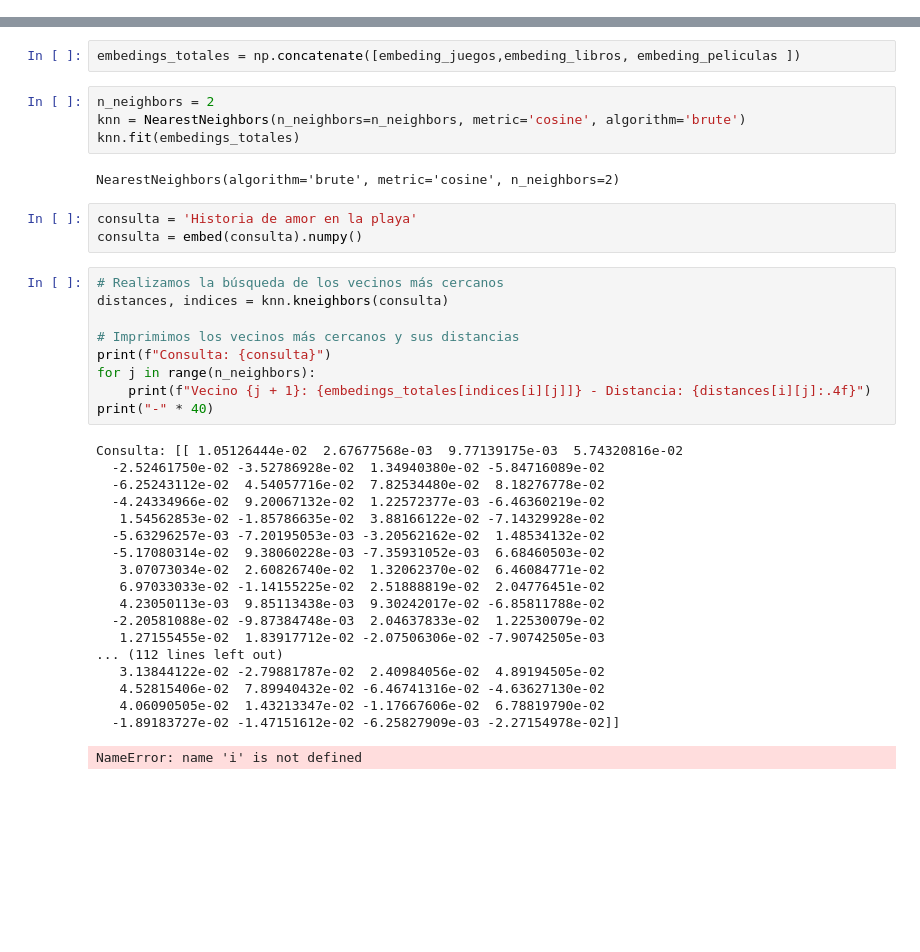
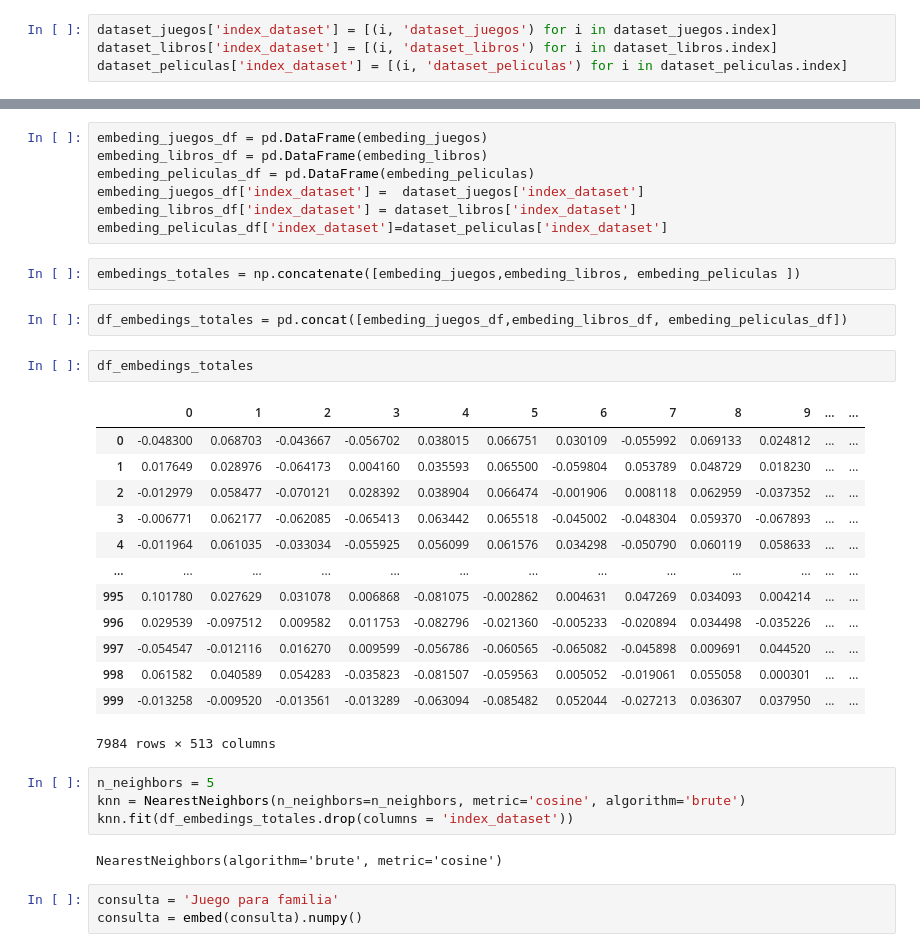
Before and after one commit to julilc/TUIA_NLP_Lopez_Ceratto_Julieta__Crenna_Giuliano, a Jupyter notebook: tp_1.ipynb, the cells around one changed output, grey strips where cells are left out. Drawn from its saved outputs; the diff is of its cells as text; blank space fills up the shorter version.

```diff
--- a/tp_1.ipynb
+++ b/tp_1.ipynb
@@ -171,43 +175,44 @@ embed = hub.load("https://tfhub.dev/google/universal-sentence-encoder-multilingu
+# %%
+dataset_juegos['index_dataset'] = [(i, 'dataset_juegos') for i in dataset_juegos.index]
+dataset_libros['index_dataset'] = [(i, 'dataset_libros') for i in dataset_libros.index]
+dataset_peliculas['index_dataset'] = [(i, 'dataset_peliculas') for i in dataset_peliculas.index]
 # %%
 embeding_juegos= embed(dataset_juegos['description']).numpy()
 embeding_libros = embed(dataset_libros['Titulo Principal']).numpy()
 embeding_peliculas = embed(dataset_peliculas['Description']).numpy()
+# %%
+embeding_juegos_df = pd.DataFrame(embeding_juegos)
+embeding_libros_df = pd.DataFrame(embeding_libros)
+embeding_peliculas_df = pd.DataFrame(embeding_peliculas)
+embeding_juegos_df['index_dataset'] =  dataset_juegos['index_dataset']
+embeding_libros_df['index_dataset'] = dataset_libros['index_dataset']
+embeding_peliculas_df['index_dataset']=dataset_peliculas['index_dataset']
 # %%
 embedings_totales = np.concatenate([embeding_juegos,embeding_libros, embeding_peliculas ])
+# %%
+df_embedings_totales = pd.concat([embeding_juegos_df,embeding_libros_df, embeding_peliculas_df])
+# %%
+df_embedings_totales
+# %% [output]
+|  | 0 | 1 | 2 | 3 | 4 | 5 | 6 | 7 | 8 | 9 | ... | ... |
+| 0 | -0.048300 | 0.068703 | -0.043667 | -0.056702 | 0.038015 | 0.066751 | 0.030109 | -0.055992 | 0.069133 | 0.024812 | ... | ... |
+| 1 | 0.017649 | 0.028976 | -0.064173 | 0.004160 | 0.035593 | 0.065500 | -0.059804 | 0.053789 | 0.048729 | 0.018230 | ... | ... |
+| 2 | -0.012979 | 0.058477 | -0.070121 | 0.028392 | 0.038904 | 0.066474 | -0.001906 | 0.008118 | 0.062959 | -0.037352 | ... | ... |
+| 3 | -0.006771 | 0.062177 | -0.062085 | -0.065413 | 0.063442 | 0.065518 | -0.045002 | -0.048304 | 0.059370 | -0.067893 | ... | ... |
+| 4 | -0.011964 | 0.061035 | -0.033034 | -0.055925 | 0.056099 | 0.061576 | 0.034298 | -0.050790 | 0.060119 | 0.058633 | ... | ... |
+| ... | ... | ... | ... | ... | ... | ... | ... | ... | ... | ... | ... | ... |
+| 995 | 0.101780 | 0.027629 | 0.031078 | 0.006868 | -0.081075 | -0.002862 | 0.004631 | 0.047269 | 0.034093 | 0.004214 | ... | ... |
+| 996 | 0.029539 | -0.097512 | 0.009582 | 0.011753 | -0.082796 | -0.021360 | -0.005233 | -0.020894 | 0.034498 | -0.035226 | ... | ... |
+| 997 | -0.054547 | -0.012116 | 0.016270 | 0.009599 | -0.056786 | -0.060565 | -0.065082 | -0.045898 | 0.009691 | 0.044520 | ... | ... |
+| 998 | 0.061582 | 0.040589 | 0.054283 | -0.035823 | -0.081507 | -0.059563 | 0.005052 | -0.019061 | 0.055058 | 0.000301 | ... | ... |
+| 999 | -0.013258 | -0.009520 | -0.013561 | -0.013289 | -0.063094 | -0.085482 | 0.052044 | -0.027213 | 0.036307 | 0.037950 | ... | ... |
+7984 rows × 513 columns
 # %%
-n_neighbors = 2
+n_neighbors = 5
 knn = NearestNeighbors(n_neighbors=n_neighbors, metric='cosine', algorithm='brute')
-knn.fit(embedings_totales)
+knn.fit(df_embedings_totales.drop(columns = 'index_dataset'))
 # %% [output]
-NearestNeighbors(algorithm='brute', metric='cosine', n_neighbors=2)
+NearestNeighbors(algorithm='brute', metric='cosine')
 # %%
-consulta = 'Historia de amor en la playa'
+consulta = 'Juego para familia'
 consulta = embed(consulta).numpy()
-# %%
-# Realizamos la búsqueda de los vecinos más cercanos
-distances, indices = knn.kneighbors(consulta)
-
-# Imprimimos los vecinos más cercanos y sus distancias
-print(f"Consulta: {consulta}")
-for j in range(n_neighbors):
-    print(f"Vecino {j + 1}: {embedings_totales[indices[i][j]]} - Distancia: {distances[i][j]:.4f}")
-print("-" * 40)
-# %% [output]
-Consulta: [[ 1.05126444e-02  2.67677568e-03  9.77139175e-03  5.74320816e-02
-  -2.52461750e-02 -3.52786928e-02  1.34940380e-02 -5.84716089e-02
-  -6.25243112e-02  4.54057716e-02  7.82534480e-02  8.18276778e-02
-  -4.24334966e-02  9.20067132e-02  1.22572377e-03 -6.46360219e-02
-   1.54562853e-02 -1.85786635e-02  3.88166122e-02 -7.14329928e-02
-  -5.63296257e-03 -7.20195053e-03 -3.20562162e-02  1.48534132e-02
-  -5.17080314e-02  9.38060228e-03 -7.35931052e-03  6.68460503e-02
-   3.07073034e-02  2.60826740e-02  1.32062370e-02  6.46084771e-02
-   6.97033033e-02 -1.14155225e-02  2.51888819e-02  2.04776451e-02
-   4.23050113e-03  9.85113438e-03  9.30242017e-02 -6.85811788e-02
-  -2.20581088e-02 -9.87384748e-03  2.04637833e-02  1.22530079e-02
-   1.27155455e-02  1.83917712e-02 -2.07506306e-02 -7.90742505e-03
-... (112 lines left out)
-   3.13844122e-02 -2.79881787e-02  2.40984056e-02  4.89194505e-02
-   4.52815406e-02  7.89940432e-02 -6.46741316e-02 -4.63627130e-02
-   4.06090505e-02  1.43213347e-02 -1.17667606e-02  6.78819790e-02
-  -1.89183727e-02 -1.47151612e-02 -6.25827909e-03 -2.27154978e-02]]
-NameError: name 'i' is not defined
```
Also changed, not shown: parts of 2 cells of this notebook, 2 other files.
